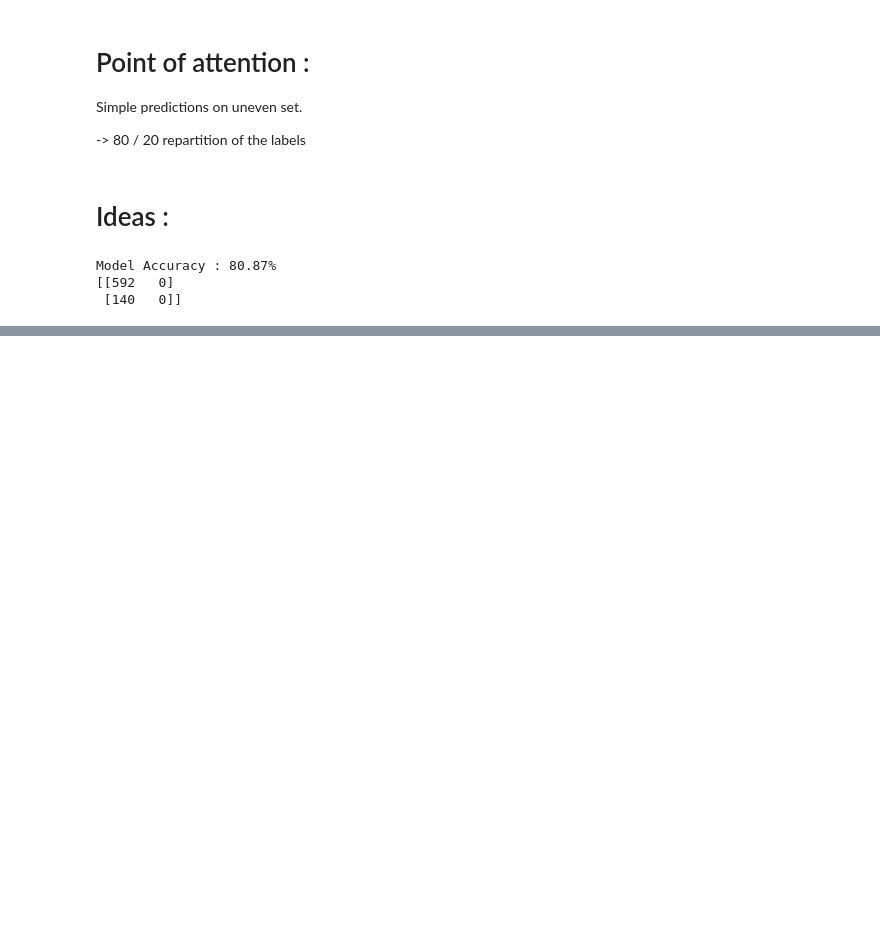
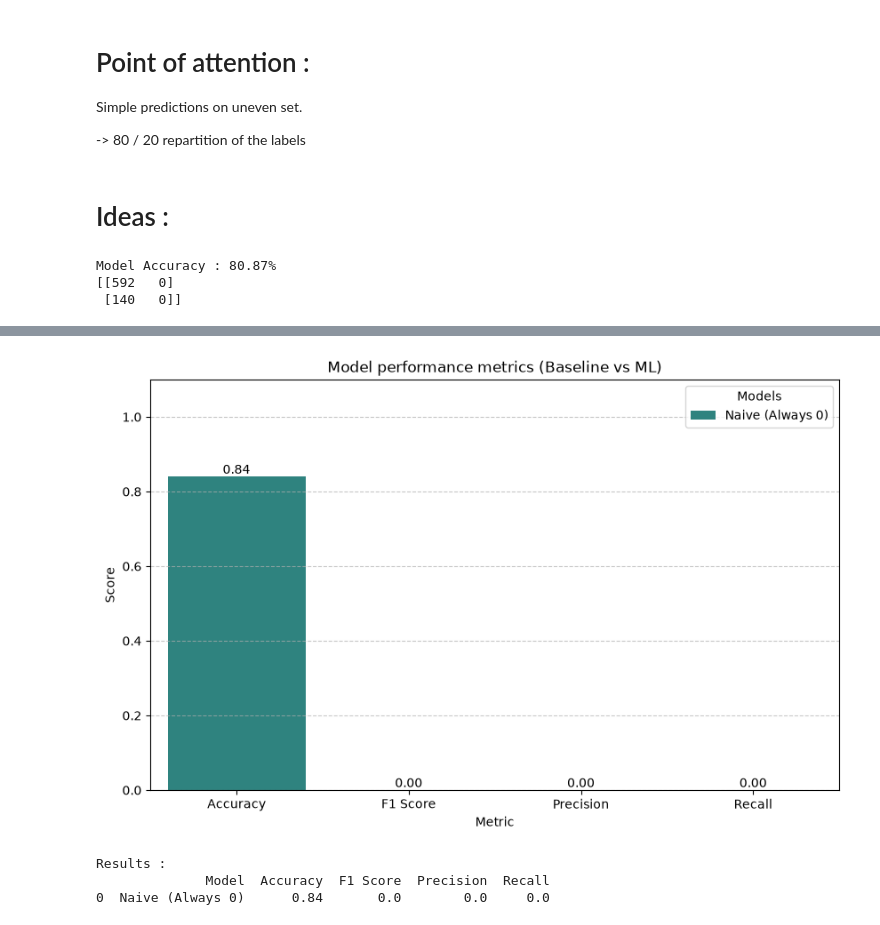
Before and after one commit to Nathan-Pinheiro/AC_hockey_predictions, a Jupyter notebook: coach_predictions.ipynb, the cells around one changed output, grey strips where cells are left out. Saved outputs shown, nothing was run; the diff lists cells and outputs as text; code cells hidden in the pictures; blank space fills up the shorter version.

```diff
--- a/coach_predictions.ipynb
+++ b/coach_predictions.ipynb
@@ -36,0 +131,29 @@ Model Accuracy : 80.87%
+# %%
+# ==========================================
+# 5. METRICS COMPARISON GRAPH
+# ==========================================
+
+df_results = pd.DataFrame(results_data)
+df_plot = df_results.melt(id_vars="Model", var_name="Metric", value_name="Score")
+
+plt.figure(figsize=(10, 6))
+sns.barplot(data=df_plot, x="Metric", y="Score", hue="Model", palette="viridis")
+
+plt.title("Model performance metrics (Baseline vs ML)")
+plt.ylim(0, 1.1)
+plt.ylabel("Score")
+plt.legend(title="Models")
+plt.grid(axis='y', linestyle='--', alpha=0.7)
+
+for container in plt.gca().containers:
+    plt.bar_label(container, fmt='%.2f')
+
+plt.show()
+
+print("\nResults :")
+print(df_results.round(3))
+# %% [output]
+[figure, added]
+Results :
+              Model  Accuracy  F1 Score  Precision  Recall
+0  Naive (Always 0)      0.84       0.0        0.0     0.0
```
Also changed, not shown: parts of 5 cells of this notebook.
